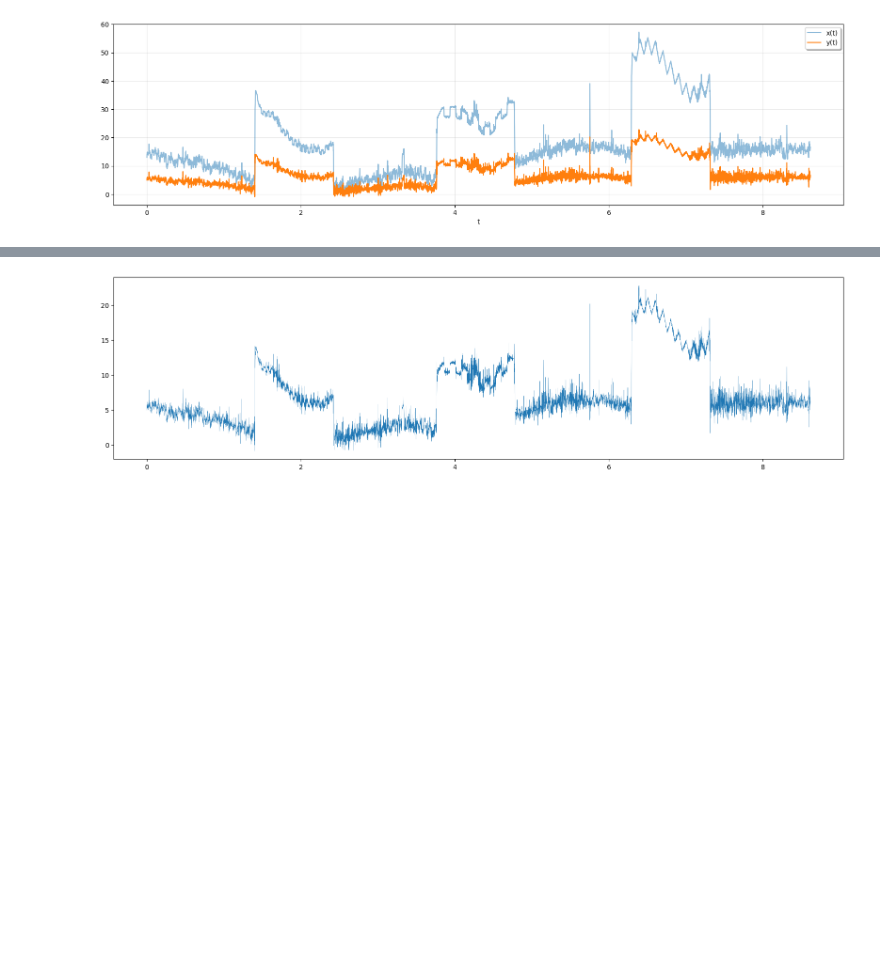
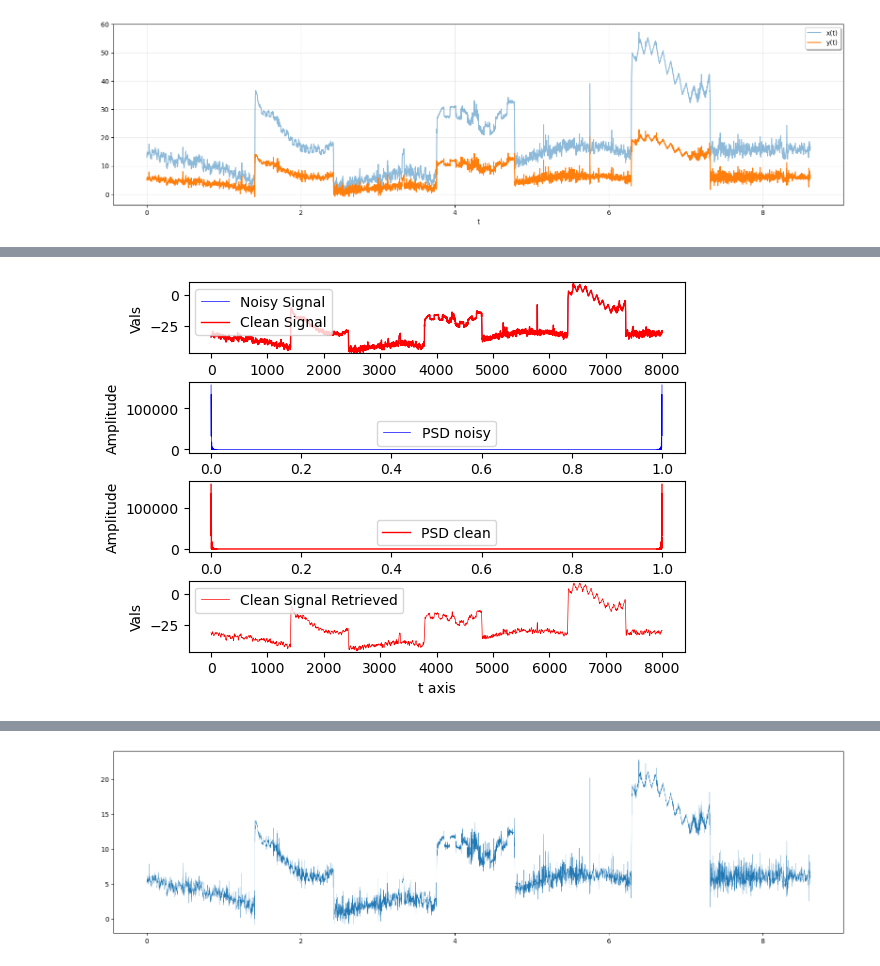
Before and after one commit to rj3838/plates_analysis, a Jupyter notebook: plates_analysis.ipynb, the cells around one changed output, grey strips where cells are left out. Cells and saved outputs as stored; diff of their text form; code cells hidden in the pictures; blank space fills up the shorter version.

```diff
--- a/plates_analysis.ipynb
+++ b/plates_analysis.ipynb
@@ -138,0 +176,47 @@ fig.show()
+# %%
+n = len(df.Texture)
+dt = 1
+fhat = np.fft.fft(df.Texture, n)
+psd = fhat * np.conj(fhat)/n
+freq = (1/n) * np.arange(n) #frequency array
+idxs_half = np.arange(1, np.floor(n), dtype=np.int32) #first half index
+# %%
+threshold = 10
+signal = df.Texture[:8000]
+signal_clean = signal
+psd_idxs = psd > threshold #array of 0 and 1
+psd_clean = psd * psd_idxs #zero out all the unnecessary powers
+fhat_clean = psd_idxs * fhat #used to retrieve the signal
+minsignal, maxsignal = signal.min(), signal.max()
+signal_filtered = np.fft.ifft(fhat_clean) #inverse fourier transform
+signal_filtered = signal_filtered[:8000]
+# %%
+## Visualization
+
+fig, ax = plt.subplots(4,1)
+ax[0].plot(t, signal, color='b', lw=0.5, label='Noisy Signal')
+ax[0].plot(t, signal_clean, color='r', lw=1, label='Clean Signal')
+ax[0].set_ylim([minsignal, maxsignal])
+ax[0].set_xlabel('t axis')
+ax[0].set_ylabel('Vals')
+ax[0].legend()
+
+ax[1].plot(freq[idxs_half], np.abs(psd[idxs_half]), color='b', lw=0.5, label='PSD noisy')
+ax[1].set_xlabel('Frequencies in Hz')
+ax[1].set_ylabel('Amplitude')
+ax[1].legend()
+
+ax[2].plot(freq[idxs_half], np.abs(psd_clean[idxs_half]), color='r', lw=1, label='PSD clean')
+ax[2].set_xlabel('Frequencies in Hz')
+ax[2].set_ylabel('Amplitude')
+ax[2].legend()
+
+ax[3].plot(t, signal_filtered, color='r', lw=0.5, label='Clean Signal Retrieved')
+ax[3].set_ylim([minsignal, maxsignal])
+ax[3].set_xlabel('t axis')
+ax[3].set_ylabel('Vals')
+ax[3].legend()
+
+plt.subplots_adjust(hspace=0.4)
+# %% [output]
+[figure, added]
```
Also changed, not shown: parts of 4 cells of this notebook.
